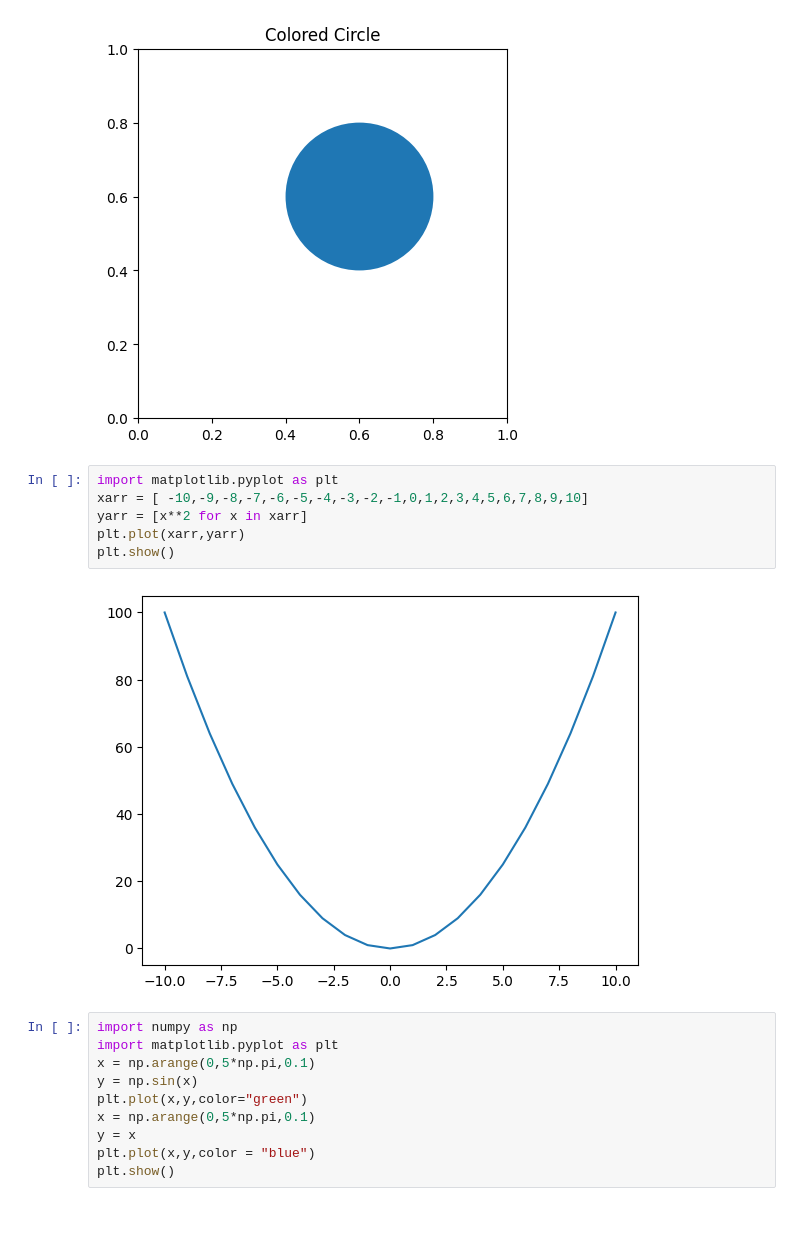
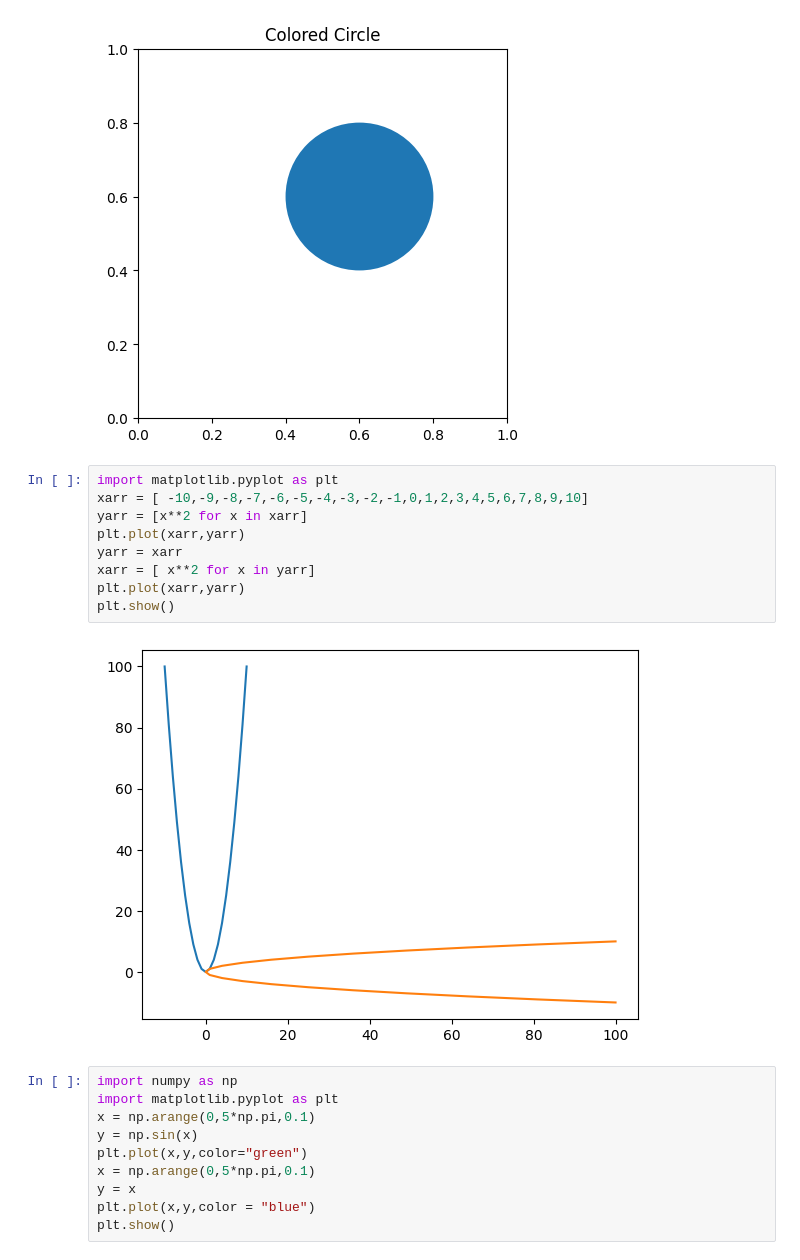
Before and after one commit to bestfood-lxj/jupyter-notes, a Jupyter notebook: something/circle.ipynb, the cells around one changed output. Drawn from its saved outputs; the diff is of its cells as text; blank space fills up the shorter version.

```diff
--- a/something/circle.ipynb
+++ b/something/circle.ipynb
@@ -14,11 +14,14 @@ plt.show()
 # %%
 import matplotlib.pyplot as plt
 xarr = [ -10,-9,-8,-7,-6,-5,-4,-3,-2,-1,0,1,2,3,4,5,6,7,8,9,10]
 yarr = [x**2 for x in xarr]
 plt.plot(xarr,yarr)
+yarr = xarr
+xarr = [ x**2 for x in yarr]
+plt.plot(xarr,yarr)
 plt.show()
 # %% [output]
-[figure, old version]
+[figure, new version]
 # %%
 import numpy as np
 import matplotlib.pyplot as plt
```
